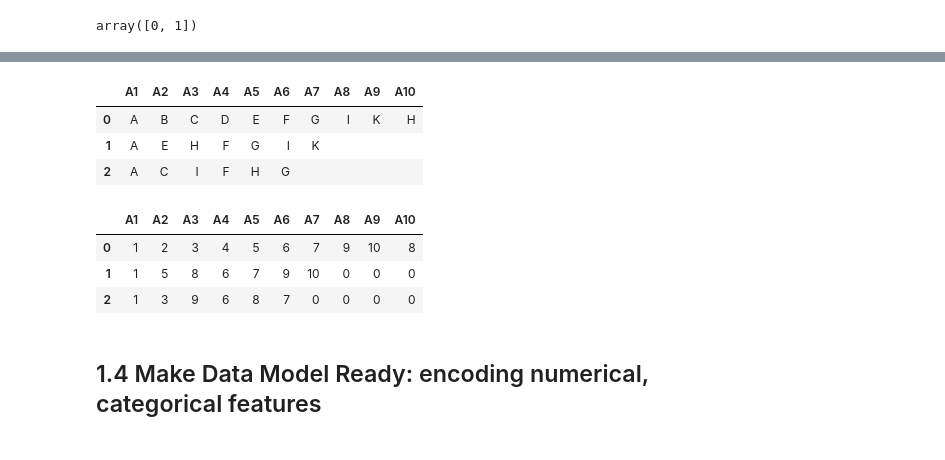
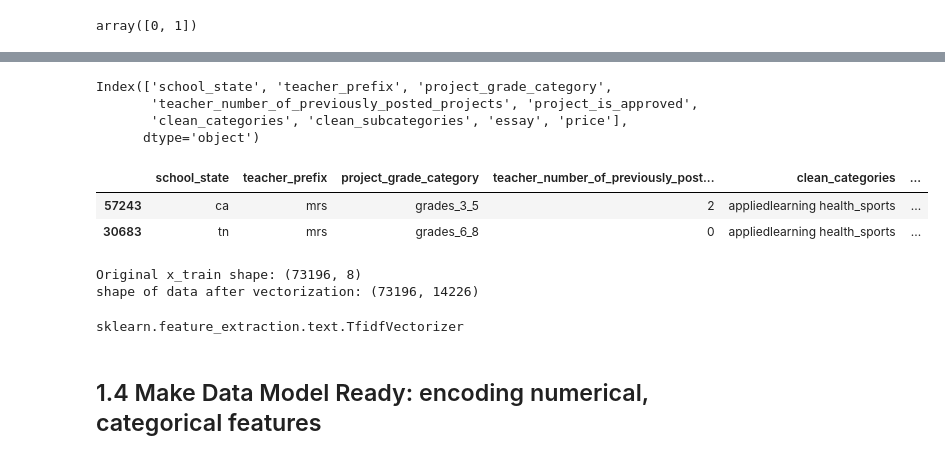
Before and after one commit to subro12/Assignments, a Jupyter notebook: 11_Assignment_GBDT_Instructions.ipynb, the cells around one changed output, grey strips where cells are left out. Drawn from its saved outputs; the diff is of its cells as text; code cells hidden in the pictures.

```diff
--- a/11_Assignment_GBDT_Instructions.ipynb
+++ b/11_Assignment_GBDT_Instructions.ipynb
@@ -260,30 +246,13 @@ array([[0.125     , 0.875     ],
-# %%
-# Get Gene variation feature
-def get_gv_feature(alpha, feature, df):
-    gv_dict = get_gv_fea_dict(alpha, feature, df)
-    # value_count is similar in get_gv_fea_dict
-    value_count = train_df[feature].value_counts()
-
-    # gv_fea: Gene_variation feature, it will contain the feature for each feature value in the data
-    gv_fea = []
-    # for every feature values in the given data frame we will check if it is there in the train data then we will add the feature to gv_fea
-    # if not we will add [1/9,1/9,1/9,1/9,1/9,1/9,1/9,1/9,1/9] to gv_fea
-    for index, row in df.iterrows():
-        if row[feature] in dict(value_count).keys():
-            gv_fea.append(gv_dict[row[feature]])
-        else:
-            gv_fea.append([1/9,1/9,1/9,1/9,1/9,1/9,1/9,1/9,1/9])
-#             gv_fea.append([-1,-1,-1,-1,-1,-1,-1,-1,-1])
-    return gv_fea
-# %% [output]
-|  | A1 | A2 | A3 | A4 | A5 | A6 | A7 | A8 | A9 | A10 |
-| 0 | A | B | C | D | E | F | G | I | K | H |
-| 1 | A | E | H | F | G | I | K |  |  |  |
-| 2 | A | C | I | F | H | G |  |  |  |  |
-# %%
-pd.DataFrame(columns=df.columns, data=LabelEncoder().fit_transform(df.values.flatten()).reshape(df.shape))
-# %% [output]
-|  | A1 | A2 | A3 | A4 | A5 | A6 | A7 | A8 | A9 | A10 |
-| 0 | 1 | 2 | 3 | 4 | 5 | 6 | 7 | 9 | 10 | 8 |
-| 1 | 1 | 5 | 8 | 6 | 7 | 9 | 10 | 0 | 0 | 0 |
-| 2 | 1 | 3 | 9 | 6 | 8 | 7 | 0 | 0 | 0 | 0 |
+# %%
+data.columns
+# %% [output]
+Index(['school_state', 'teacher_prefix', 'project_grade_category',
+       'teacher_number_of_previously_posted_projects', 'project_is_approved',
+       'clean_categories', 'clean_subcategories', 'essay', 'price'],
+      dtype='object')
+# %%
+x_train.head(n=2)
+# %% [output]
+|  | school_state | teacher_prefix | project_grade_category | teacher_number_of_previously_post... | clean_categories | ... |
+| 57243 | ca | mrs | grades_3_5 | 2 | appliedlearning health_sports | ... |
+| 30683 | tn | mrs | grades_6_8 | 0 | appliedlearning health_sports | ... |
@@ -289,0 +271,19 @@ pd.DataFrame(columns=df.columns, data=LabelEncoder().fit_transform(df.values.fla
+# %%
+def categoryvartransform(vectorizer, data):
+    var_ohe = vectorizer.transform(data)
+    # print(vectorizer.get_feature_names())
+    print("shape of data after vectorization:",var_ohe.shape)
+    return  var_ohe
+
+def essayfitTfIdf(data):
+    vectorizer = TfidfVectorizer(min_df=10)
+    vectorizer.fit(data)
+    return vectorizer
+
+
+print("Original x_train shape:",x_train.shape)
+essay_vector_tfidf = essayfitTfIdf(x_train['essay'].values)
+x_train_essay_tfidf = categoryvartransform(essay_vector_tfidf,x_train['essay'].values)
+# %% [output]
+Original x_train shape: (73196, 8)
+shape of data after vectorization: (73196, 14226)
@@ -289,0 +307,4 @@ pd.DataFrame(columns=df.columns, data=LabelEncoder().fit_transform(df.values.fla
+# %%
+type(essay_vector_tfidf)
+# %% [output]
+sklearn.feature_extraction.text.TfidfVectorizer
```
Also changed, not shown: parts of 7 cells of this notebook.
